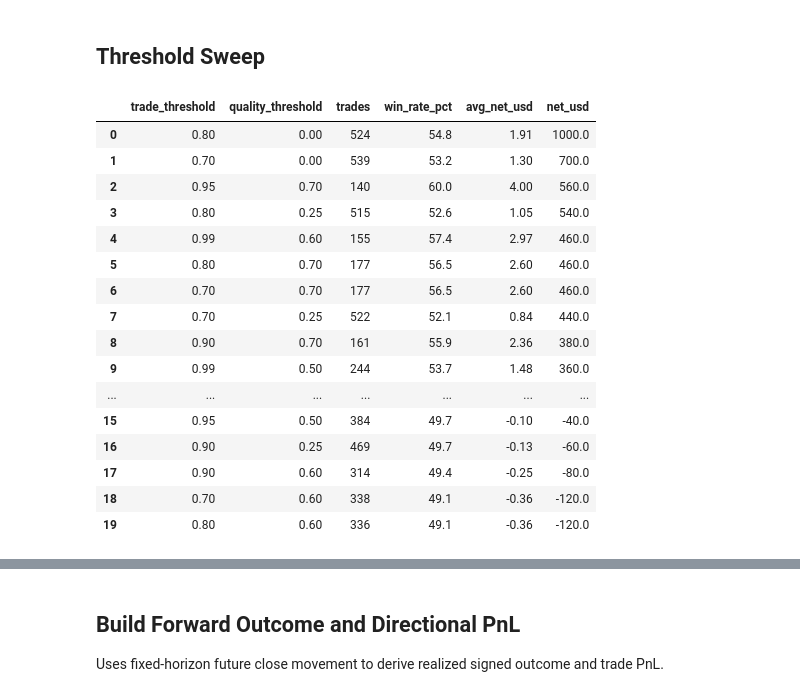
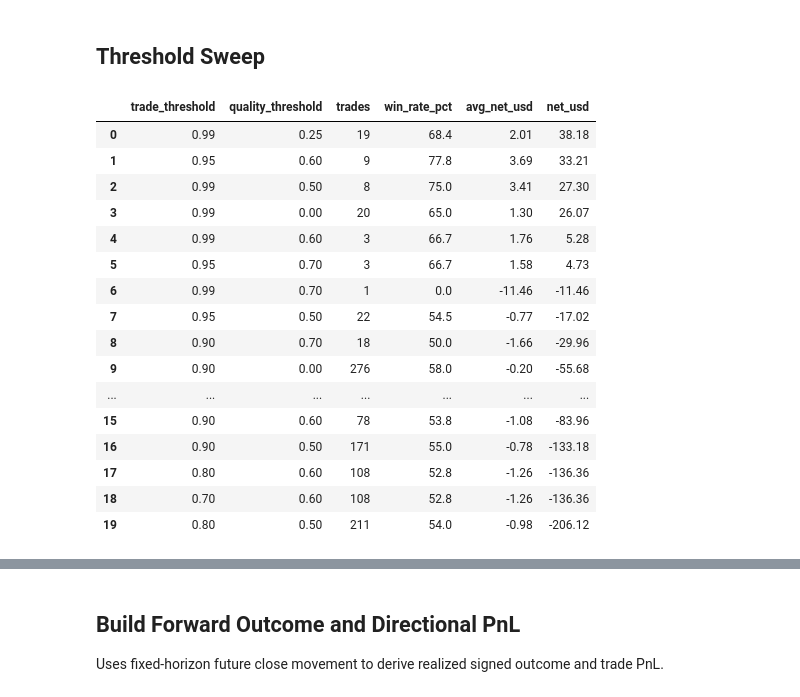
Before and after one commit to StuartJamesH/MQL-RegressionLab, a Jupyter notebook: ModelWorkbench/3.1 Backtest LGBM Regression.ipynb, the cells around one changed output, grey strips where cells are left out. Cells and saved outputs as stored; diff of their text form; code cells hidden in the pictures.

```diff
--- a/ModelWorkbench/3.1 Backtest LGBM Regression.ipynb
+++ b/ModelWorkbench/3.1 Backtest LGBM Regression.ipynb
@@ -16,8 +16,8 @@ from IPython.display import display
 warnings.filterwarnings('ignore')
 # %%
 # --- Configuration ---
-MODEL_PACK_PATH = r'ModelPacks\US500_M1_520weeks_LightGBM_20260629_spearman_prod_model.pkl'
-DS_NAME = r'..\data\US500_M1_520weeks.csv'
+MODEL_PACK_PATH = r'ModelPacks\EURUSD_M1_520weeks_LightGBM_20260629_spearman_prod_model.pkl'
+DS_NAME = r'..\data\EURUSD_M1_520weeks.csv'
 EVAL_START = None
 EVAL_END = None
 N_ROWS = 10_000
@@ -27,10 +27,11 @@ TP_MULT = None  # Use model pack values
 SL_MULT = None  # Use model pack values
 
 # Production-parity execution settings
-TRADE_THRESHOLD   = 0.80
-QUALITY_THRESHOLD = 0.00
+TRADE_THRESHOLD   = 0.90
+QUALITY_THRESHOLD = 0.60
 PATIENCE = 1
 ENTRY_BUFFER = 0.00001
+MAX_POS_SIZE = 0.35  # If not None, filters out trades with position_size > MAX_POS_SIZE
 TRADING_HOURS = None  # If the pack provides a restricted session, we will use it.
 
 # Directional backtest settings
@@ -39,8 +40,8 @@ LOOKAHEAD_BARS = 30
 # --- For EURUSD, adjust as needed ---
 TOP_PCTS = (0.01, 0.05, 0.10)
 PIP_SIZE = 0.0001
-RISK = 20.0
-COMMISSION_USD = 0.00
+RISK = 10.0
+COMMISSION_USD = 7.00
 
 # Analysis-only gates. Leave off for the production emulation path.
 GATE_BREAKOUT = True
@@ -474,7 +475,8 @@ def _in_restricted_hours(ts, trading_hours):
 
 
 def simulate_production_trades(signal_frame, *, atr_window, tp_mult, sl_mult, patience, entry_buffer, trading_hours,
-                                risk_per_trade=RISK, commission_per_lot=COMMISSION_USD):
+                                risk_per_trade=RISK, commission_per_lot=COMMISSION_USD,
+                                max_pos_size=None):
     df_sim = signal_frame.copy().reset_index(drop=True)
     df_sim['atr'] = talib.ATR(df_sim['High'], df_sim['Low'], df_sim['Close'], timeperiod=atr_window)
 
@@ -620,6 +622,10 @@ def simulate_production_trades(signal_frame, *, atr_window, tp_mult, sl_mult, pa
         sl_distance = abs(float(entry) - float(sl))
         position_size = (risk_per_trade / sl_distance) / 100_000.0 if sl_distance > 0 else 0.0
 
+        # Filter out trades where position size exceeds max_pos_size
+        if max_pos_size is not None and position_size > max_pos_size:
+            continue
+
         pending_order = {
             'signal_time': bar_time,
             'side': side,
@@ -683,6 +689,7 @@ df_sim, trades = simulate_production_trades(
     trading_hours=TRADING_HOURS,
     risk_per_trade=RISK,
     commission_per_lot=COMMISSION_USD,
+    max_pos_size=MAX_POS_SIZE,
 )
 
 print(f'Trades executed: {len(trades):,}')
@@ -800,49 +819,50 @@ for quality_threshold in quality_thresholds:
         trial_frame['signal'] = trial_frame['raw_signal'].astype(int)
 
         trial_sim, trial_trades = simulate_production_trades(
             trial_frame,
             atr_window=atr_window,
             tp_mult=tp_mult,
             sl_mult=sl_mult,
             patience=PATIENCE,
             entry_buffer=ENTRY_BUFFER,
             trading_hours=TRADING_HOURS,
             risk_per_trade=RISK,
             commission_per_lot=COMMISSION_USD,
+            max_pos_size=MAX_POS_SIZE,
         )
 
         trial_net = float(trial_trades['net_usd'].sum()) if len(trial_trades) else 0.0
         trial_win = float((trial_trades['outcome'] == 'tp').mean() * 100) if len(trial_trades) else 0.0
         trial_avg = float(trial_trades['net_usd'].mean()) if len(trial_trades) else 0.0
         results.append({
             'trade_threshold': signal_threshold,
             'quality_threshold': quality_threshold,
             'trades': int(len(trial_trades)),
             'win_rate_pct': round(trial_win, 1),
             'avg_net_usd': round(trial_avg, 2),
             'net_usd': round(trial_net, 2),
         })
 
 results_df = pd.DataFrame(results).sort_values(['net_usd', 'win_rate_pct', 'trades'], ascending=[False, False, False]).reset_index(drop=True)
 display(results_df.head(20))
 # %% [output]
 |  | trade_threshold | quality_threshold | trades | win_rate_pct | avg_net_usd | net_usd |
-| 0 | 0.80 | 0.00 | 524 | 54.8 | 1.91 | 1000.0 |
-| 1 | 0.70 | 0.00 | 539 | 53.2 | 1.30 | 700.0 |
-| 2 | 0.95 | 0.70 | 140 | 60.0 | 4.00 | 560.0 |
-| 3 | 0.80 | 0.25 | 515 | 52.6 | 1.05 | 540.0 |
-| 4 | 0.99 | 0.60 | 155 | 57.4 | 2.97 | 460.0 |
-| 5 | 0.80 | 0.70 | 177 | 56.5 | 2.60 | 460.0 |
-| 6 | 0.70 | 0.70 | 177 | 56.5 | 2.60 | 460.0 |
-| 7 | 0.70 | 0.25 | 522 | 52.1 | 0.84 | 440.0 |
-| 8 | 0.90 | 0.70 | 161 | 55.9 | 2.36 | 380.0 |
-| 9 | 0.99 | 0.50 | 244 | 53.7 | 1.48 | 360.0 |
+| 0 | 0.99 | 0.25 | 19 | 68.4 | 2.01 | 38.18 |
+| 1 | 0.95 | 0.60 | 9 | 77.8 | 3.69 | 33.21 |
+| 2 | 0.99 | 0.50 | 8 | 75.0 | 3.41 | 27.30 |
+| 3 | 0.99 | 0.00 | 20 | 65.0 | 1.30 | 26.07 |
+| 4 | 0.99 | 0.60 | 3 | 66.7 | 1.76 | 5.28 |
+| 5 | 0.95 | 0.70 | 3 | 66.7 | 1.58 | 4.73 |
+| 6 | 0.99 | 0.70 | 1 | 0.0 | -11.46 | -11.46 |
+| 7 | 0.95 | 0.50 | 22 | 54.5 | -0.77 | -17.02 |
+| 8 | 0.90 | 0.70 | 18 | 50.0 | -1.66 | -29.96 |
+| 9 | 0.90 | 0.00 | 276 | 58.0 | -0.20 | -55.68 |
 | ... | ... | ... | ... | ... | ... | ... |
-| 15 | 0.95 | 0.50 | 384 | 49.7 | -0.10 | -40.0 |
-| 16 | 0.90 | 0.25 | 469 | 49.7 | -0.13 | -60.0 |
-| 17 | 0.90 | 0.60 | 314 | 49.4 | -0.25 | -80.0 |
-| 18 | 0.70 | 0.60 | 338 | 49.1 | -0.36 | -120.0 |
-| 19 | 0.80 | 0.60 | 336 | 49.1 | -0.36 | -120.0 |
+| 15 | 0.90 | 0.60 | 78 | 53.8 | -1.08 | -83.96 |
+| 16 | 0.90 | 0.50 | 171 | 55.0 | -0.78 | -133.18 |
+| 17 | 0.80 | 0.60 | 108 | 52.8 | -1.26 | -136.36 |
+| 18 | 0.70 | 0.60 | 108 | 52.8 | -1.26 | -136.36 |
+| 19 | 0.80 | 0.50 | 211 | 54.0 | -0.98 | -206.12 |
 # %%
 MIN_TRADES_FOR_RECOMMENDATION = max(25, int(len(df_gated) * 0.003))
 
```
Also changed, not shown: parts of 12 cells of this notebook, 1 other file.
